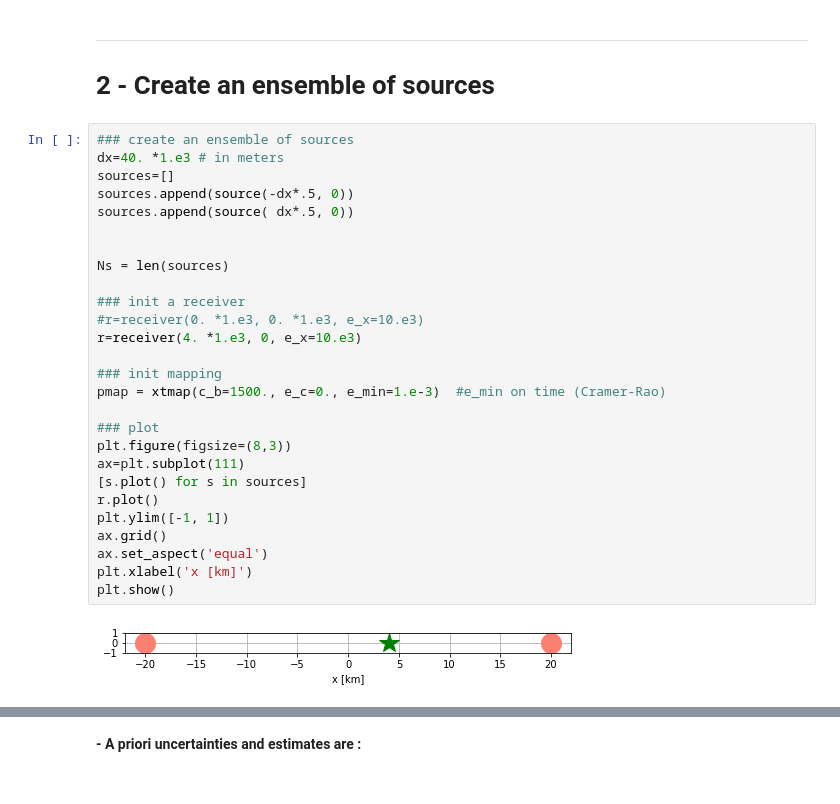
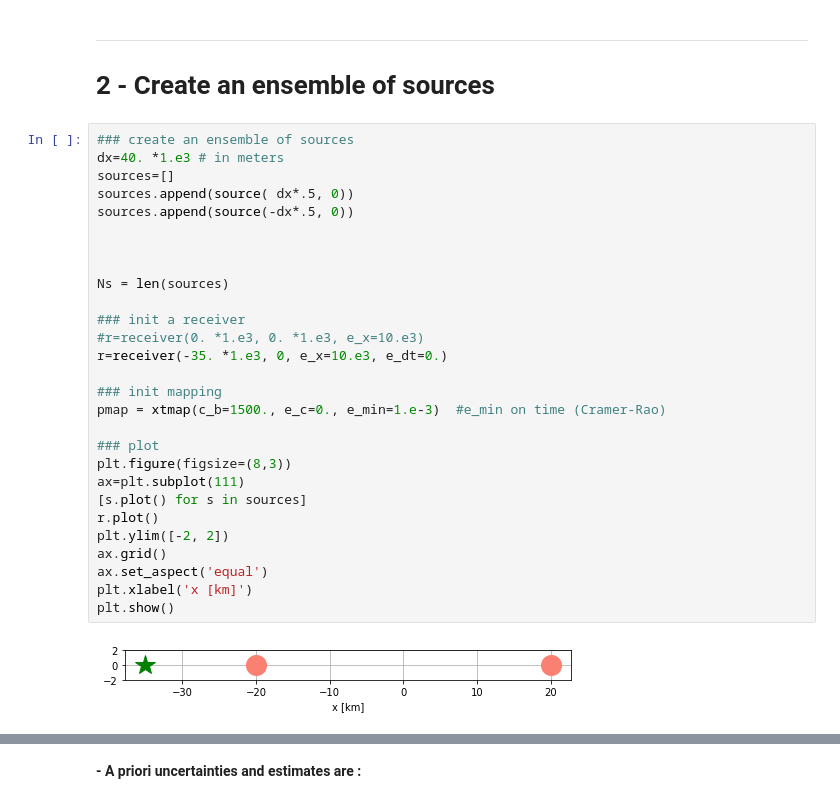
Before and after one commit to ponchama/Cognac_Acoustique, a Jupyter notebook: Geolocation/geolocation_1D.ipynb, the cells around one changed output, grey strips where cells are left out. Cells and saved outputs as stored; diff of their text form.

```diff
--- a/Geolocation/geolocation_1D.ipynb
+++ b/Geolocation/geolocation_1D.ipynb
@@ -77,29 +74,30 @@ The autoreload extension is already loaded. To reload it, use:
 # %%
 ### create an ensemble of sources
 dx=40. *1.e3 # in meters
 sources=[]
+sources.append(source( dx*.5, 0))
 sources.append(source(-dx*.5, 0))
-sources.append(source( dx*.5, 0))
+
 
 
 Ns = len(sources)
 
 ### init a receiver
 #r=receiver(0. *1.e3, 0. *1.e3, e_x=10.e3)
-r=receiver(4. *1.e3, 0, e_x=10.e3)
+r=receiver(-35. *1.e3, 0, e_x=10.e3, e_dt=0.)
 
 ### init mapping
 pmap = xtmap(c_b=1500., e_c=0., e_min=1.e-3)  #e_min on time (Cramer-Rao)
 
 ### plot
 plt.figure(figsize=(8,3))
 ax=plt.subplot(111)
 [s.plot() for s in sources]
 r.plot()
-plt.ylim([-1, 1])
+plt.ylim([-2, 2])
 ax.grid()
 ax.set_aspect('equal')
 plt.xlabel('x [km]')
 plt.show()
 # %% [output]
-[figure, old version]
+[figure, new version]
```
Also changed, not shown: parts of 69 cells of this notebook, 1 other file.
